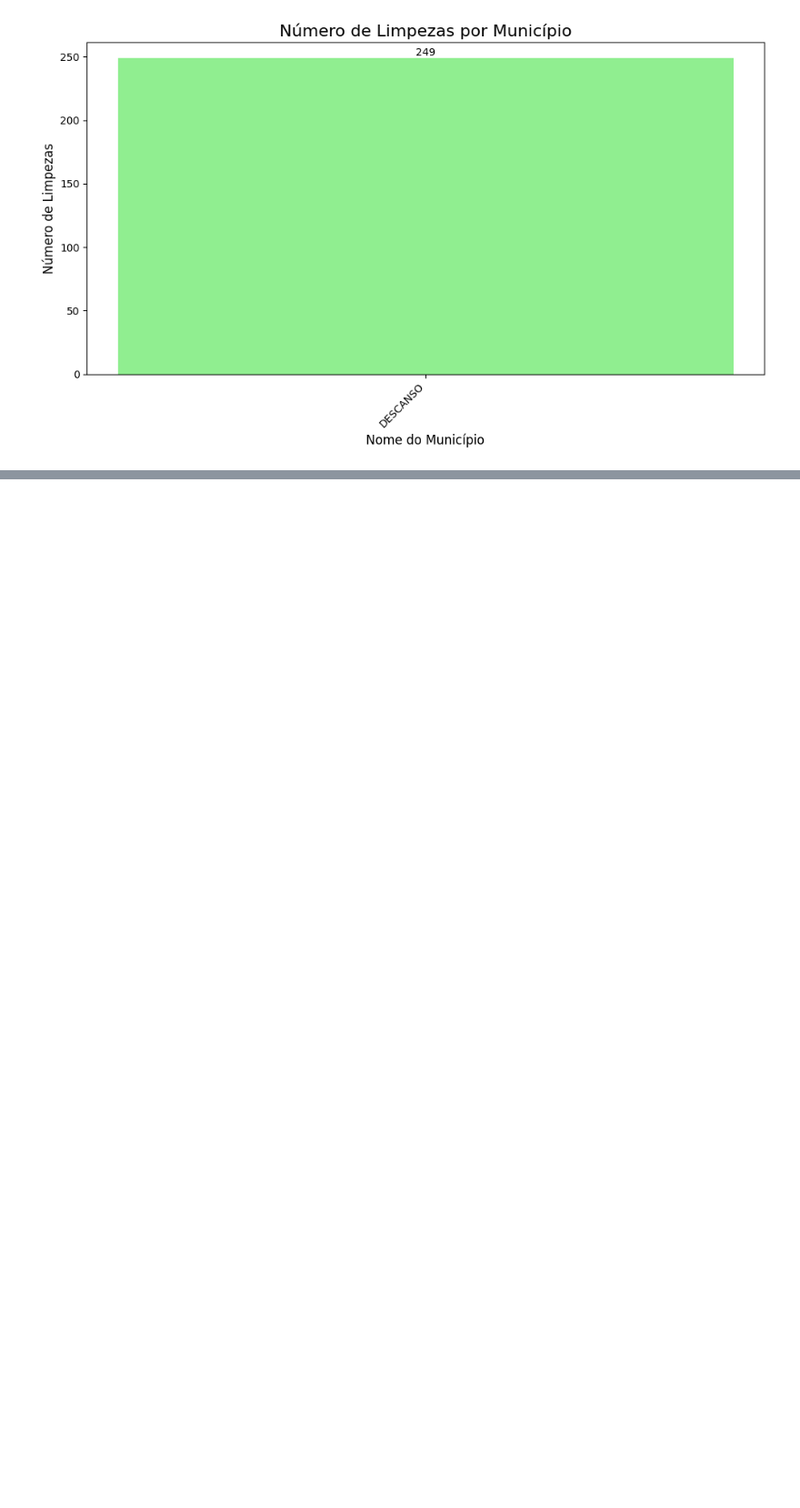
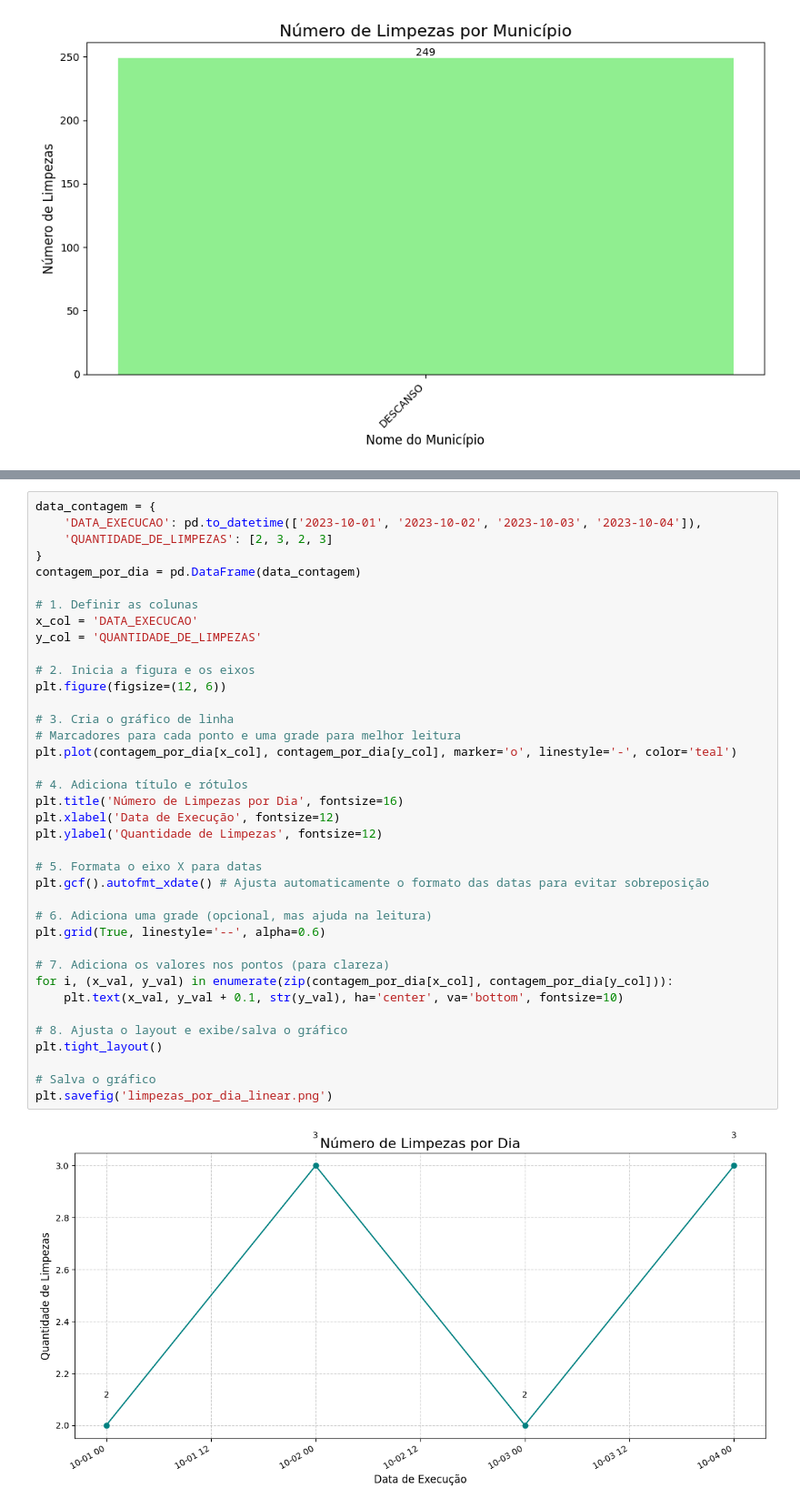
Before and after one commit to brenosyperrek/sobre-rodas, a Jupyter notebook: notebooks/sr_limpezas.ipynb, the cells around one changed output, grey strips where cells are left out. Shown at 91% size. Drawn from its saved outputs; the diff is of its cells as text; blank space fills up the shorter version.

```diff
--- a/notebooks/sr_limpezas.ipynb
+++ b/notebooks/sr_limpezas.ipynb
@@ -101,0 +129,40 @@ plt.savefig('limpezas_por_municipio.png')
+# %%
+data_contagem = {
+    'DATA_EXECUCAO': pd.to_datetime(['2023-10-01', '2023-10-02', '2023-10-03', '2023-10-04']),
+    'QUANTIDADE_DE_LIMPEZAS': [2, 3, 2, 3]
+}
+contagem_por_dia = pd.DataFrame(data_contagem)
+
+# 1. Definir as colunas
+x_col = 'DATA_EXECUCAO'
+y_col = 'QUANTIDADE_DE_LIMPEZAS'
+
+# 2. Inicia a figura e os eixos
+plt.figure(figsize=(12, 6))
+
+# 3. Cria o gráfico de linha
+# Marcadores para cada ponto e uma grade para melhor leitura
+plt.plot(contagem_por_dia[x_col], contagem_por_dia[y_col], marker='o', linestyle='-', color='teal')
+
+# 4. Adiciona título e rótulos
+plt.title('Número de Limpezas por Dia', fontsize=16)
+plt.xlabel('Data de Execução', fontsize=12)
+plt.ylabel('Quantidade de Limpezas', fontsize=12)
+
+# 5. Formata o eixo X para datas
+plt.gcf().autofmt_xdate() # Ajusta automaticamente o formato das datas para evitar sobreposição
+
+# 6. Adiciona uma grade (opcional, mas ajuda na leitura)
+plt.grid(True, linestyle='--', alpha=0.6)
+
+# 7. Adiciona os valores nos pontos (para clareza)
+for i, (x_val, y_val) in enumerate(zip(contagem_por_dia[x_col], contagem_por_dia[y_col])):
+    plt.text(x_val, y_val + 0.1, str(y_val), ha='center', va='bottom', fontsize=10)
+
+# 8. Ajusta o layout e exibe/salva o gráfico
+plt.tight_layout()
+
+# Salva o gráfico
+plt.savefig('limpezas_por_dia_linear.png')
+# %% [output]
+[figure, added]
```
Also changed, not shown: parts of 1 cell of this notebook, 2 other files.
